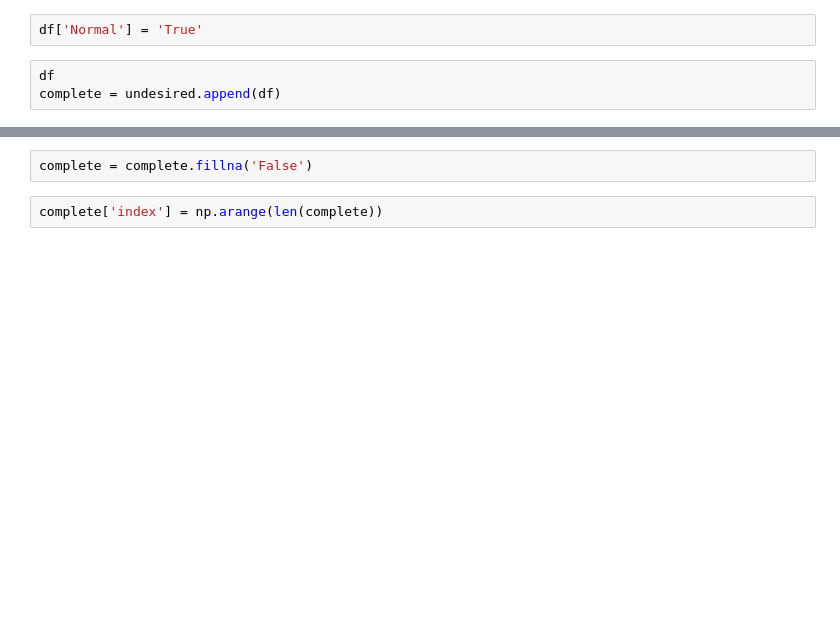
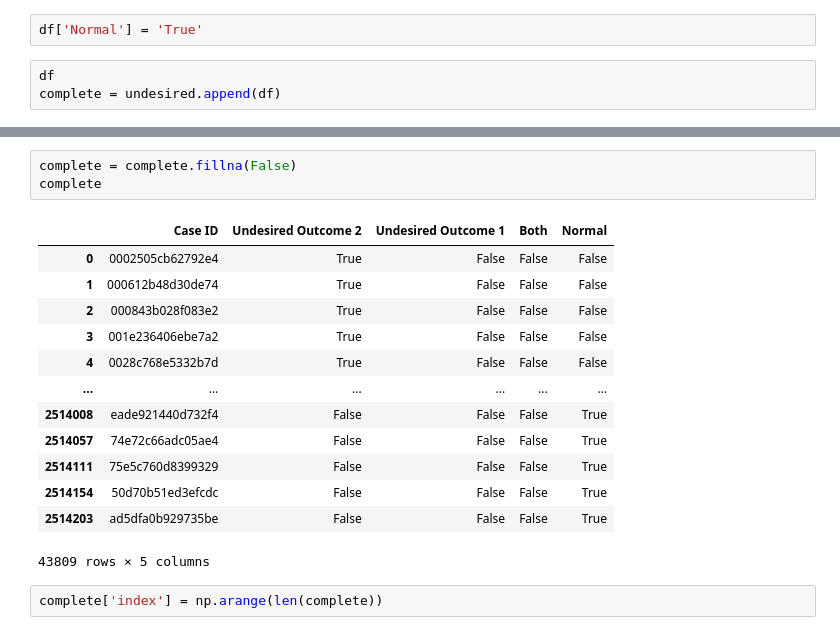
Before and after one commit to rowanarts/process-mining-assignment-2, a Jupyter notebook: Process Mining - Undesired Outcomes combined.ipynb, the cells around one changed output, grey strips where cells are left out. Cells and saved outputs as stored; diff of their text form; blank space fills up the shorter version.

```diff
--- a/Process Mining - Undesired Outcomes combined.ipynb
+++ b/Process Mining - Undesired Outcomes combined.ipynb
@@ -174,5 +187,20 @@ complete
 # %%
-complete = complete.fillna('False')
+complete = complete.fillna(False)
+complete
+# %% [output]
+|  | Case ID | Undesired Outcome 2 | Undesired Outcome 1 | Both | Normal |
+| 0 | 0002505cb62792e4 | True | False | False | False |
+| 1 | 000612b48d30de74 | True | False | False | False |
+| 2 | 000843b028f083e2 | True | False | False | False |
+| 3 | 001e236406ebe7a2 | True | False | False | False |
+| 4 | 0028c768e5332b7d | True | False | False | False |
+| ... | ... | ... | ... | ... | ... |
+| 2514008 | eade921440d732f4 | False | False | False | True |
+| 2514057 | 74e72c66adc05ae4 | False | False | False | True |
+| 2514111 | 75e5c760d8399329 | False | False | False | True |
+| 2514154 | 50d70b51ed3efcdc | False | False | False | True |
+| 2514203 | ad5dfa0b929735be | False | False | False | True |
+43809 rows × 5 columns
 # %%
 complete['index'] = np.arange(len(complete))
 # %%
```
Also changed, not shown: parts of 16 cells of this notebook, 6 other files.
